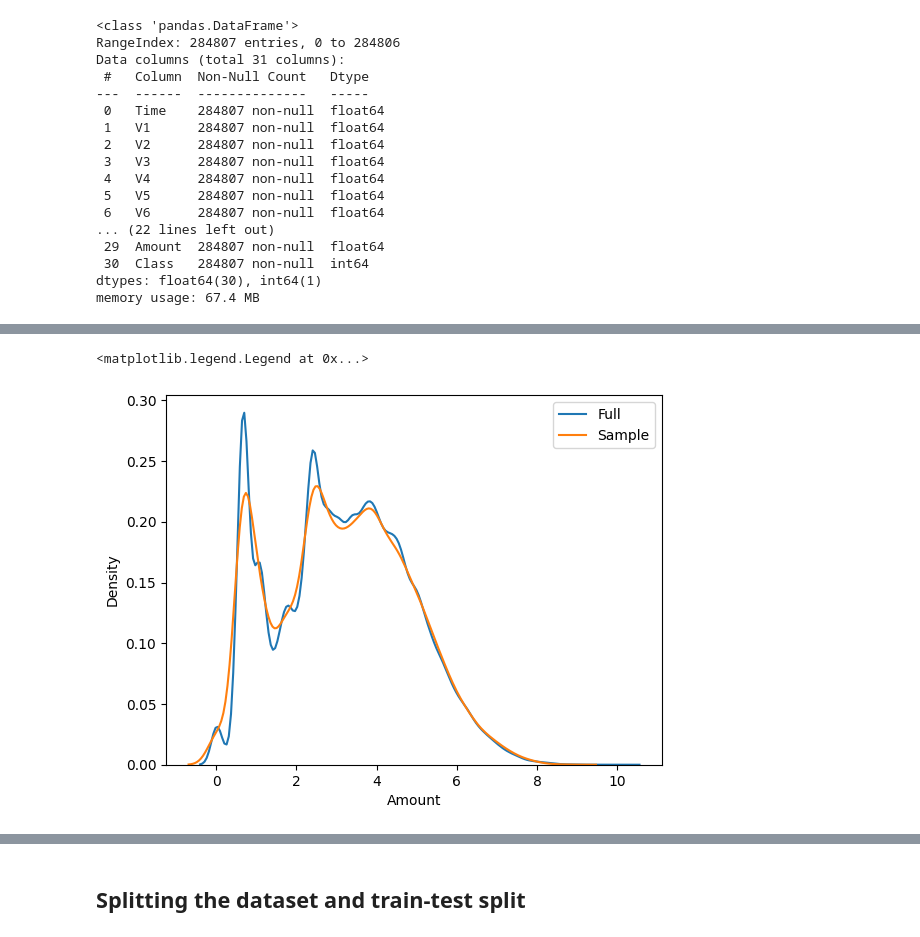
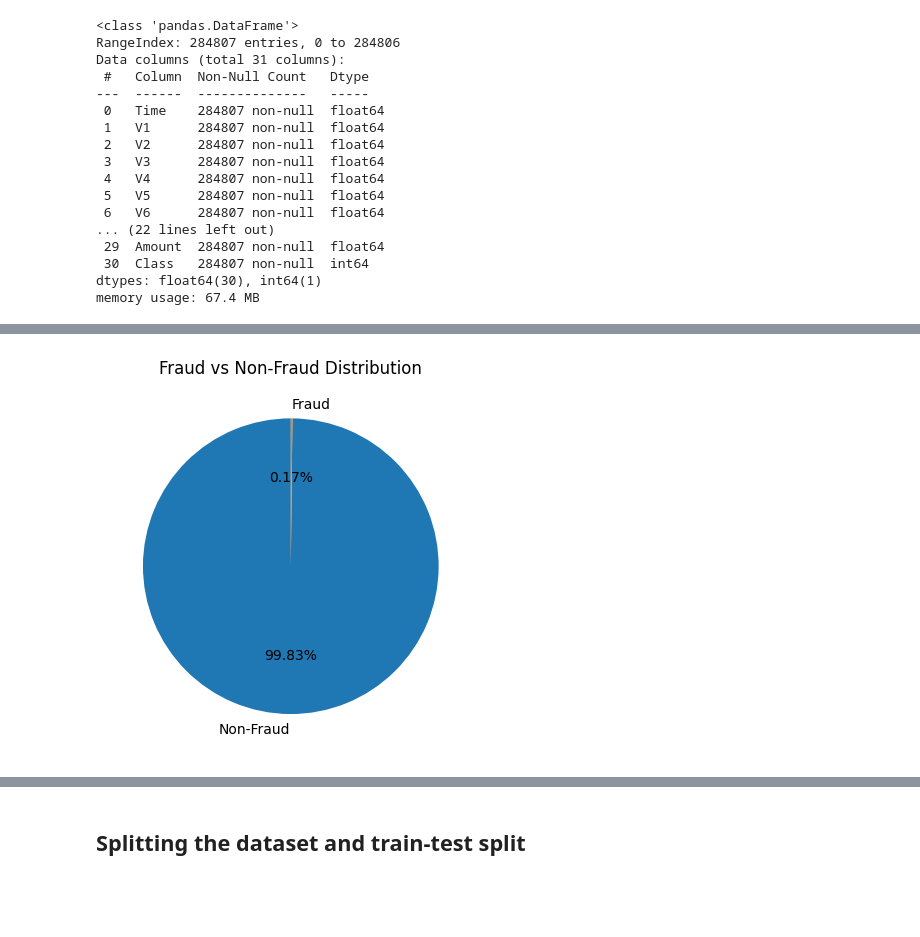
Before and after one commit to YashCee7/CreditCard_Fraud, a Jupyter notebook: Notebook/source.ipynb, the cells around one changed output, grey strips where cells are left out. Cells and saved outputs as stored; diff of their text form; code cells hidden in the pictures; blank space fills up the shorter version.

```diff
--- a/Notebook/source.ipynb
+++ b/Notebook/source.ipynb
@@ -169,12 +139,14 @@ dataset.groupby('Class').mean()
-# %%
-import seaborn as sns
-import numpy as np
-import matplotlib.pyplot as plt
-
-sns.kdeplot(np.log1p(dataset['Amount']), label="Full", bw_adjust=1)
-sns.kdeplot(np.log1p(dataset_small['Amount']), label="Sample", bw_adjust=1)
-
-plt.legend()
-# %% [output]
-<matplotlib.legend.Legend at 0x...>
-[figure, removed]
+# %%
+# heighly imbalance dataset
+dataset['Class'].value_counts().plot(
+    kind='pie',
+    autopct='%1.2f%%',
+    labels=['Non-Fraud','Fraud'],
+    startangle=90
+)
+
+plt.ylabel("")
+plt.title("Fraud vs Non-Fraud Distribution")
+plt.show()
+# %% [output]
+[figure, added]
```
Also changed, not shown: parts of 63 cells of this notebook, 5 other files.
